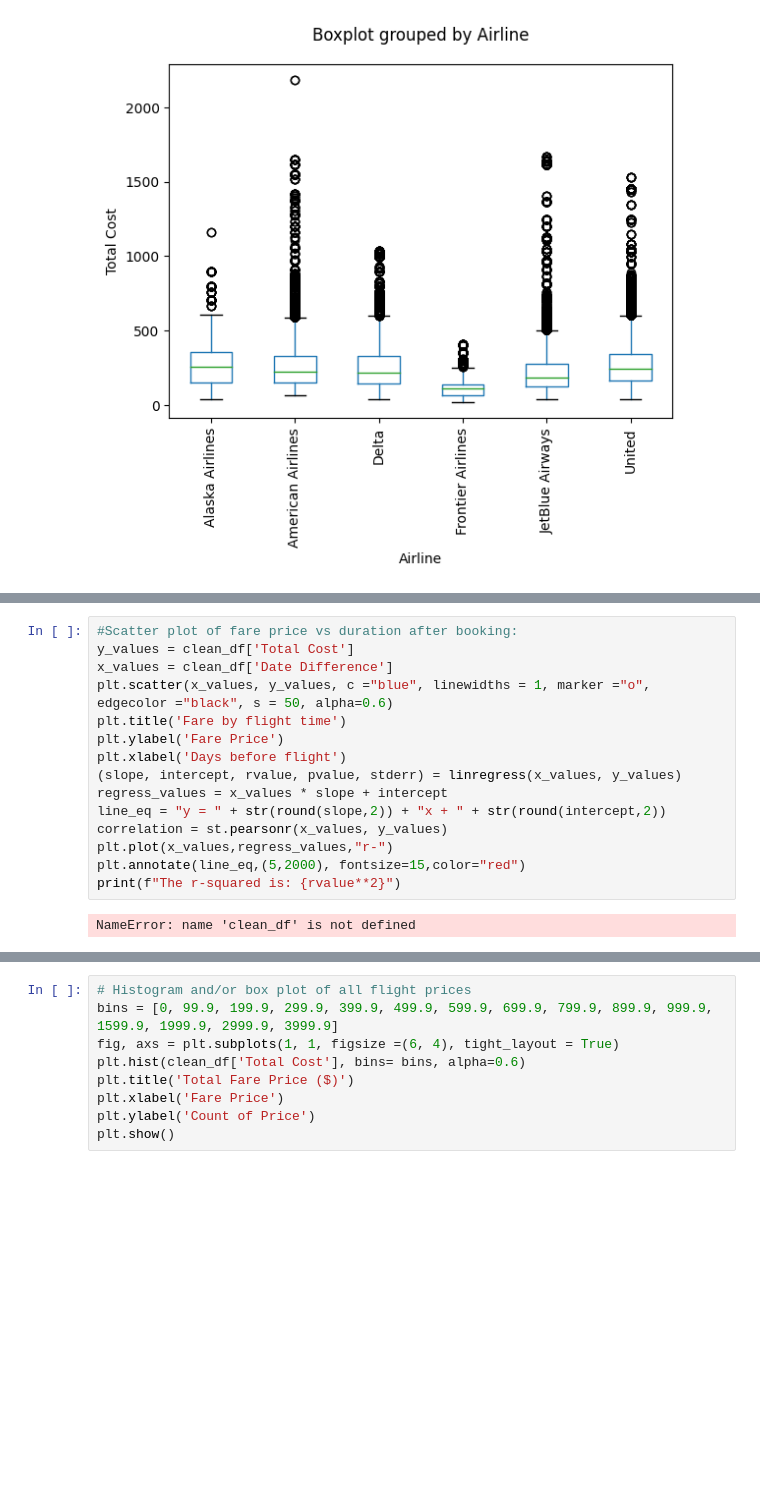
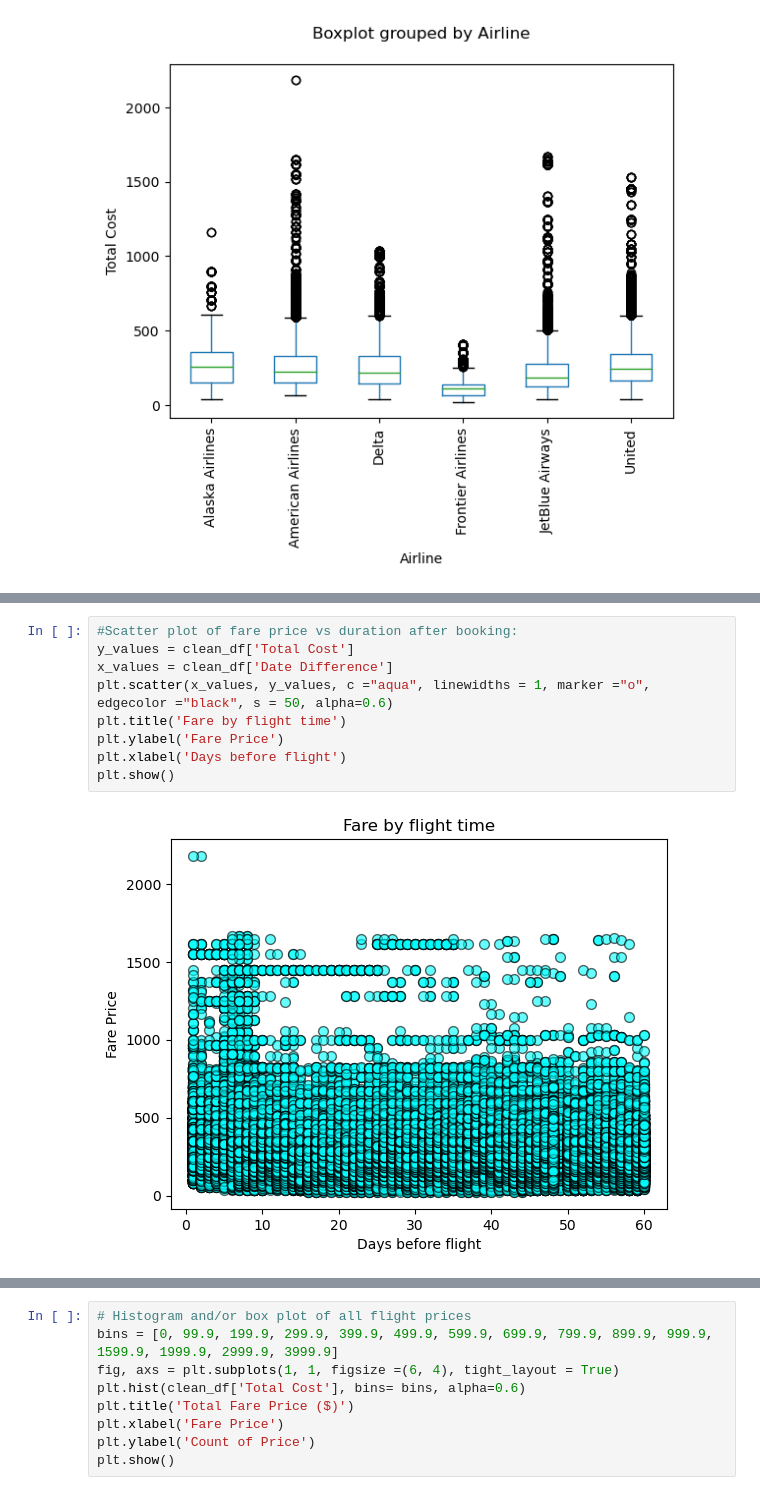
Before and after one commit to Muntasir-Murad/Predicting-Flight-Prices-Based-on-Various-Criteria, a Jupyter notebook: flight.ipynb, the cells around one changed output, grey strips where cells are left out. Saved outputs shown, nothing was run; the diff lists cells and outputs as text; blank space fills up the shorter version.

```diff
--- a/flight.ipynb
+++ b/flight.ipynb
@@ -385,17 +367,11 @@ The r-squared is: 0.010211732692570074
 # %%
 #Scatter plot of fare price vs duration after booking:
 y_values = clean_df['Total Cost']
 x_values = clean_df['Date Difference']
-plt.scatter(x_values, y_values, c ="blue", linewidths = 1, marker ="o", edgecolor ="black", s = 50, alpha=0.6)
+plt.scatter(x_values, y_values, c ="aqua", linewidths = 1, marker ="o", edgecolor ="black", s = 50, alpha=0.6)
 plt.title('Fare by flight time')
 plt.ylabel('Fare Price')
 plt.xlabel('Days before flight')
-(slope, intercept, rvalue, pvalue, stderr) = linregress(x_values, y_values)
-regress_values = x_values * slope + intercept
-line_eq = "y = " + str(round(slope,2)) + "x + " + str(round(intercept,2))
-correlation = st.pearsonr(x_values, y_values)
-plt.plot(x_values,regress_values,"r-")
-plt.annotate(line_eq,(5,2000), fontsize=15,color="red")
-print(f"The r-squared is: {rvalue**2}")
+plt.show()
 # %% [output]
-NameError: name 'clean_df' is not defined
+[figure, added]
```
Also changed, not shown: parts of 22 cells of this notebook.
